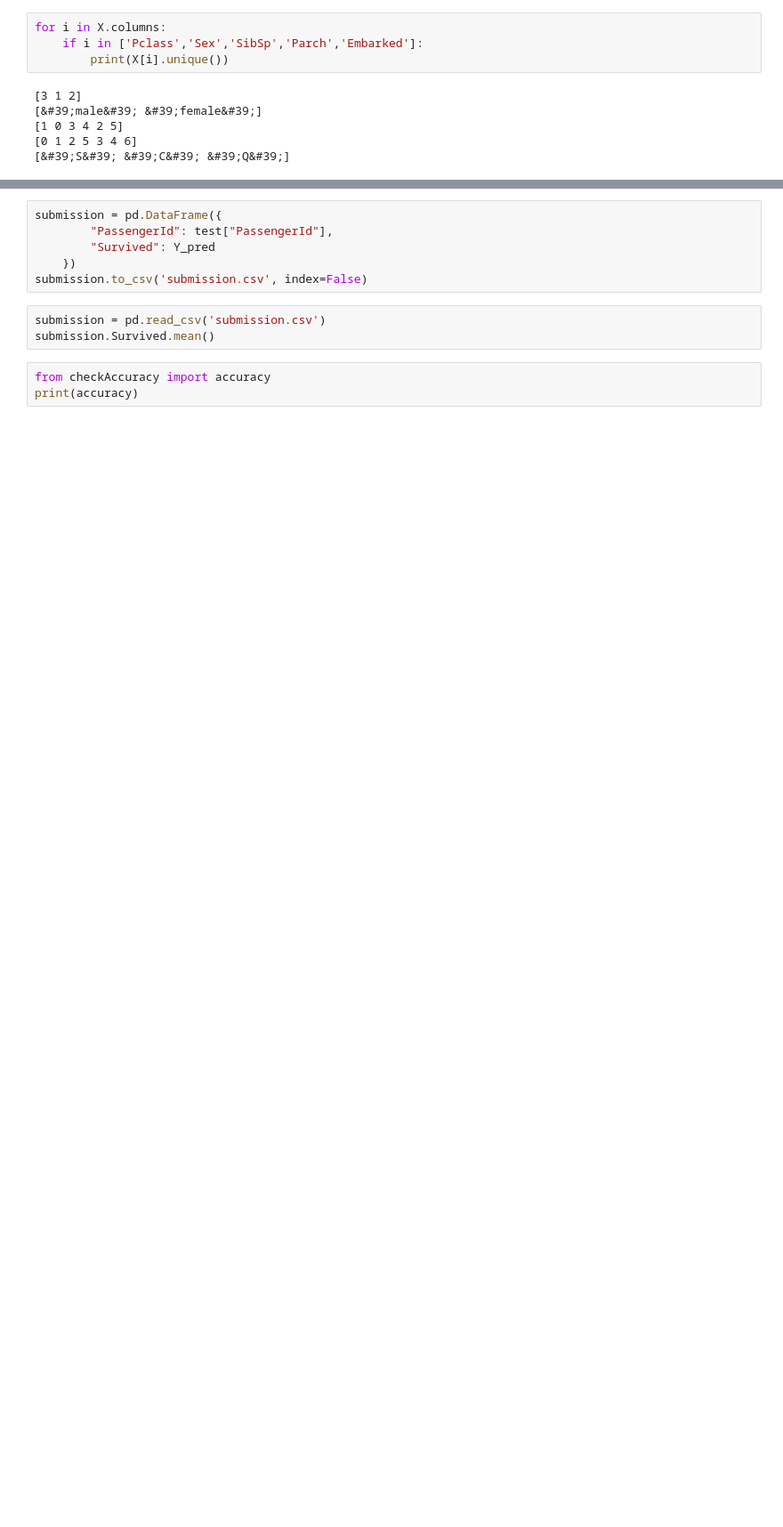
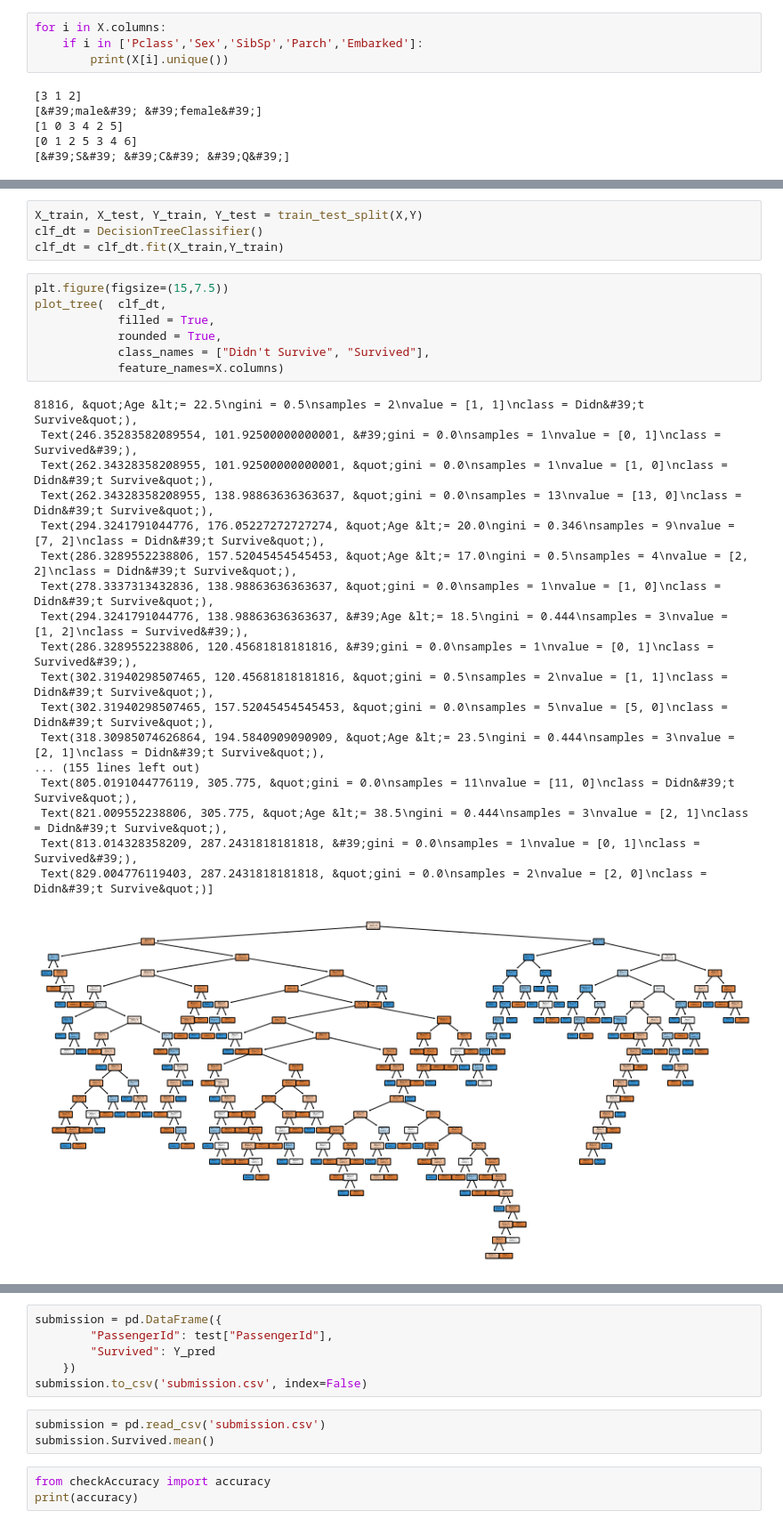
Before and after one commit to PratsNathan/Titanic, a Jupyter notebook: Titanic Data Science.ipynb, the cells around one changed output, grey strips where cells are left out. Shown at 89% size. Cells and saved outputs as stored; diff of their text form; blank space fills up the shorter version.

```diff
--- a/Titanic Data Science.ipynb
+++ b/Titanic Data Science.ipynb
@@ -194,0 +156,30 @@ acc_svm
+# %%
+X_train, X_test, Y_train, Y_test = train_test_split(X,Y)
+clf_dt = DecisionTreeClassifier()
+clf_dt = clf_dt.fit(X_train,Y_train)
+# %%
+plt.figure(figsize=(15,7.5))
+plot_tree(  clf_dt,
+            filled = True,
+            rounded = True,
+            class_names = ["Didn't Survive", "Survived"],
+            feature_names=X.columns)
+# %% [output]
+81816, &quot;Age &lt;= 22.5\ngini = 0.5\nsamples = 2\nvalue = [1, 1]\nclass = Didn&#39;t Survive&quot;),
+ Text(246.35283582089554, 101.92500000000001, &#39;gini = 0.0\nsamples = 1\nvalue = [0, 1]\nclass = Survived&#39;),
+ Text(262.34328358208955, 101.92500000000001, &quot;gini = 0.0\nsamples = 1\nvalue = [1, 0]\nclass = Didn&#39;t Survive&quot;),
+ Text(262.34328358208955, 138.98863636363637, &quot;gini = 0.0\nsamples = 13\nvalue = [13, 0]\nclass = Didn&#39;t Survive&quot;),
+ Text(294.3241791044776, 176.05227272727274, &quot;Age &lt;= 20.0\ngini = 0.346\nsamples = 9\nvalue = [7, 2]\nclass = Didn&#39;t Survive&quot;),
+ Text(286.3289552238806, 157.52045454545453, &quot;Age &lt;= 17.0\ngini = 0.5\nsamples = 4\nvalue = [2, 2]\nclass = Didn&#39;t Survive&quot;),
+ Text(278.3337313432836, 138.98863636363637, &quot;gini = 0.0\nsamples = 1\nvalue = [1, 0]\nclass = Didn&#39;t Survive&quot;),
+ Text(294.3241791044776, 138.98863636363637, &#39;Age &lt;= 18.5\ngini = 0.444\nsamples = 3\nvalue = [1, 2]\nclass = Survived&#39;),
+ Text(286.3289552238806, 120.45681818181816, &#39;gini = 0.0\nsamples = 1\nvalue = [0, 1]\nclass = Survived&#39;),
+ Text(302.31940298507465, 120.45681818181816, &quot;gini = 0.5\nsamples = 2\nvalue = [1, 1]\nclass = Didn&#39;t Survive&quot;),
+ Text(302.31940298507465, 157.52045454545453, &quot;gini = 0.0\nsamples = 5\nvalue = [5, 0]\nclass = Didn&#39;t Survive&quot;),
+ Text(318.30985074626864, 194.5840909090909, &quot;Age &lt;= 23.5\ngini = 0.444\nsamples = 3\nvalue = [2, 1]\nclass = Didn&#39;t Survive&quot;),
+... (155 lines left out)
+ Text(805.0191044776119, 305.775, &quot;gini = 0.0\nsamples = 11\nvalue = [11, 0]\nclass = Didn&#39;t Survive&quot;),
+ Text(821.009552238806, 305.775, &quot;Age &lt;= 38.5\ngini = 0.444\nsamples = 3\nvalue = [2, 1]\nclass = Didn&#39;t Survive&quot;),
+ Text(813.014328358209, 287.2431818181818, &#39;gini = 0.0\nsamples = 1\nvalue = [0, 1]\nclass = Survived&#39;),
+ Text(829.004776119403, 287.2431818181818, &quot;gini = 0.0\nsamples = 2\nvalue = [2, 0]\nclass = Didn&#39;t Survive&quot;)]
+[figure, added]
```
Also changed, not shown: parts of 14 cells of this notebook.
